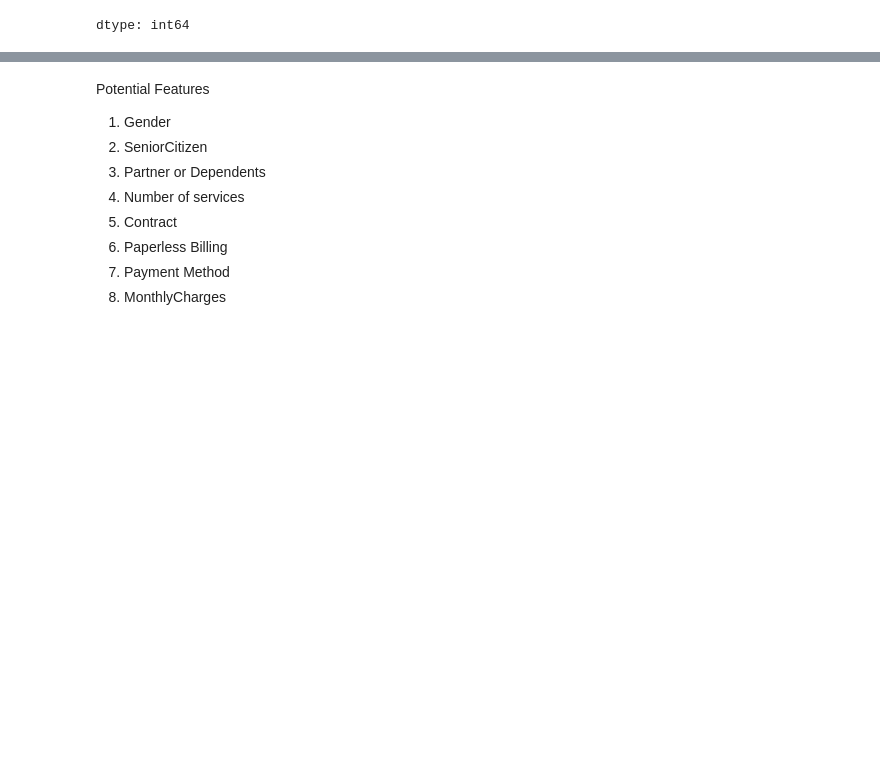
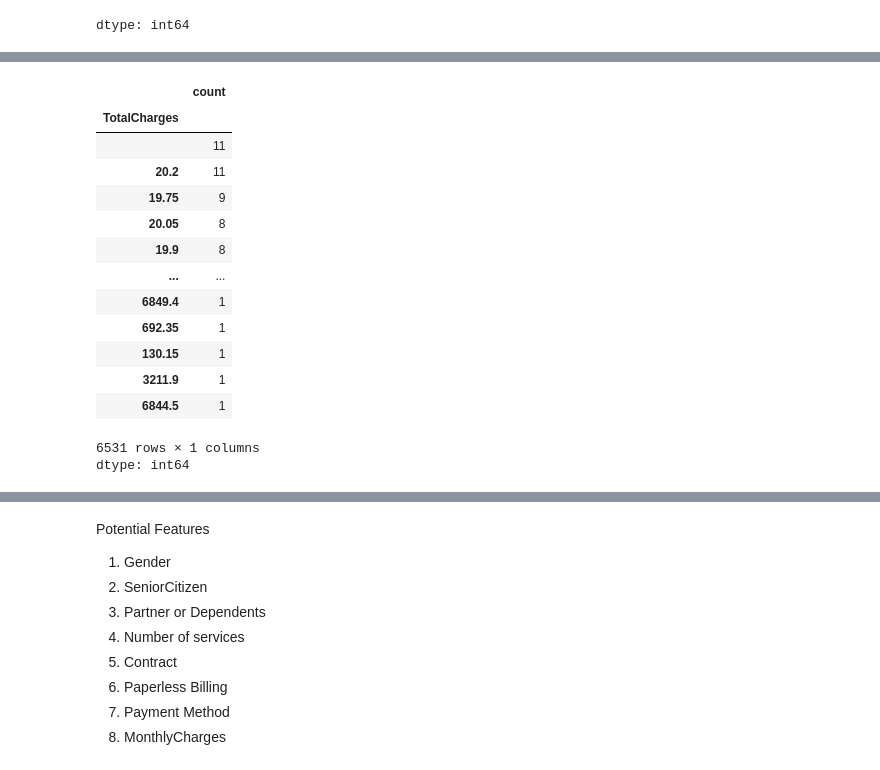
Before and after one commit to sbmccall/data-science-projects, a Jupyter notebook: telco-customer-churn/notebooks/telco_customer_churn_sbm.ipynb, the cells around one changed output, grey strips where cells are left out. Drawn from its saved outputs; the diff is of its cells as text; code cells hidden in the pictures; blank space fills up the shorter version.

```diff
--- a/telco-customer-churn/notebooks/telco_customer_churn_sbm.ipynb
+++ b/telco-customer-churn/notebooks/telco_customer_churn_sbm.ipynb
@@ -143,0 +233,18 @@ dtype: int64
+# %%
+df.TotalCharges.value_counts()
+# %% [output]
+|  | count |
+| TotalCharges |  |
+|  | 11 |
+| 20.2 | 11 |
+| 19.75 | 9 |
+| 20.05 | 8 |
+| 19.9 | 8 |
+| ... | ... |
+| 6849.4 | 1 |
+| 692.35 | 1 |
+| 130.15 | 1 |
+| 3211.9 | 1 |
+| 6844.5 | 1 |
+6531 rows × 1 columns
+dtype: int64
```
Also changed, not shown: parts of 10 cells of this notebook.
